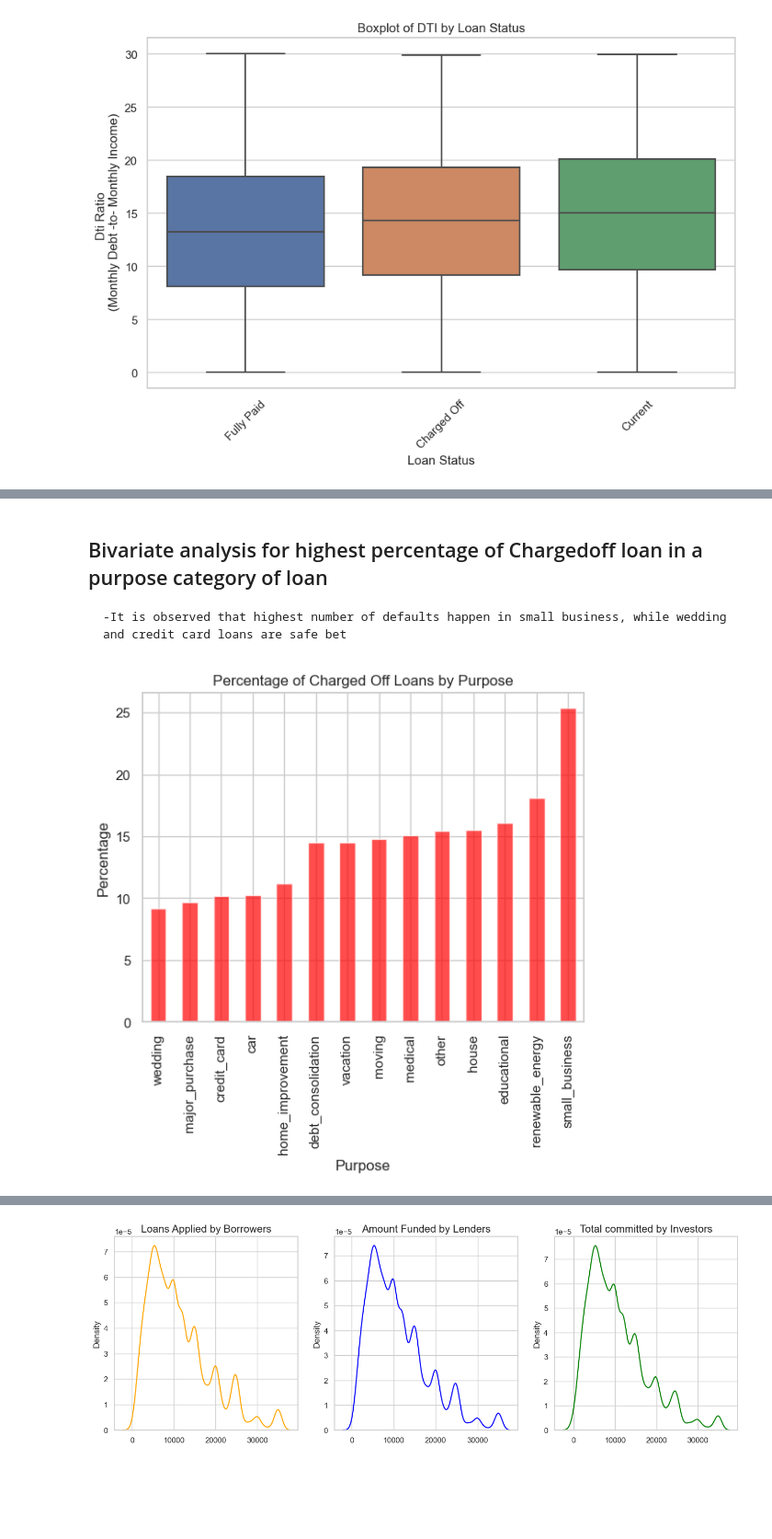
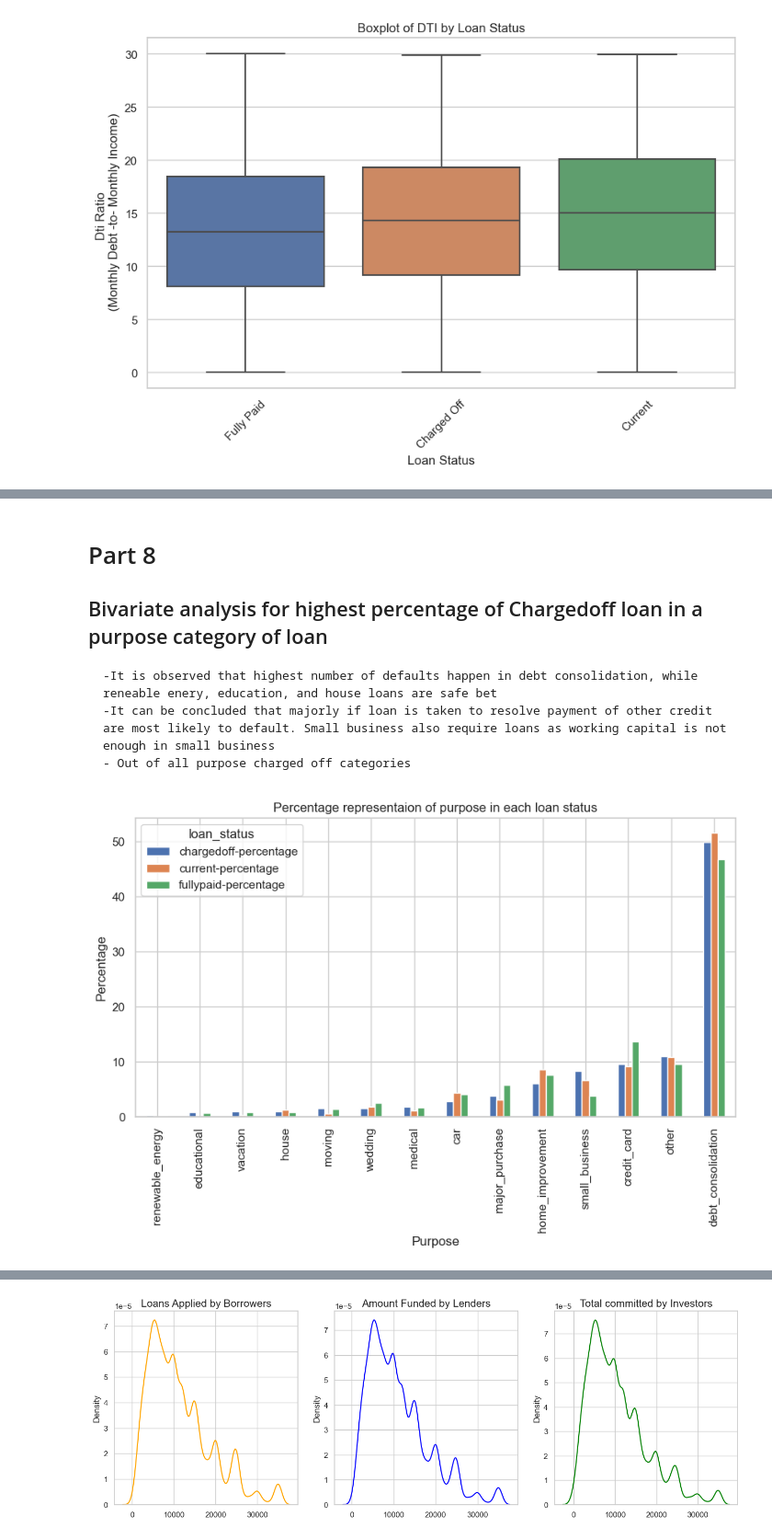
Before and after one commit to gauravtyagi02/lendingclubcasestudy, a Jupyter notebook: LendingCaseClubStudy.ipynb, the cells around one changed output, grey strips where cells are left out. Shown: that part at 92% size. Saved outputs shown, nothing was run; the diff lists cells and outputs as text; code cells hidden in the pictures; blank space fills up the shorter version.

Commit message:
added new map and removed normalize form

```diff
--- a/LendingCaseClubStudy.ipynb
+++ b/LendingCaseClubStudy.ipynb
@@ -215,32 +302,28 @@ See the caveats in the documentation: https://pandas.pydata.org/pandas-docs/stab
 [figure]
 # %% [markdown]
+# Part 8
 ## Bivariate analysis for highest percentage of Chargedoff loan in a purpose category of loan
-    -It is observed that highest number of defaults happen in small business, while wedding and credit card loans are safe bet
+    -It is observed that highest number of defaults happen in debt consolidation, while reneable enery, education, and house loans are safe bet
+    -It can be concluded that majorly if loan is taken to resolve payment of other credit are most likely to default. Small business also require loans as working capital is not enough in small business
+    - Out of all purpose charged off categories
-# %%
-def findIncomeCategory(income):
-    if income <=4000:
-        return 'Low Income'
-    elif income > 4000 and income <= 5000:
-        return 'Middle Income'
-    elif income > 5000 and income <=7000:
-        return 'Upper Middle'
-    else:
-        return 'High Income'
-
-relevantColumns['income_category'] = relevantColumns['monthly_income'].apply(findIncomeCategory)
-
-purposeIncomeAnalysis=relevantColumns[['purpose','income_category','loan_status']]
-grouped=purposeIncomeAnalysis.groupby(['purpose']).value_counts(normalize=True).unstack().fillna(0)
-
-grouped = purposeIncomeAnalysis.groupby('purpose')['loan_status'].value_counts(normalize=True).unstack().fillna(0)
-charged_off_percent = (grouped['Charged Off'] * 100).round(2)
-charged_off_percent=charged_off_percent.sort_values()
-
-charged_off_percent.plot(kind='bar', color='red', alpha=0.7, width=0.5,)
-plt.title('Percentage of Charged Off Loans by Purpose')
-plt.xlabel('Purpose')
-plt.ylabel('Percentage')
-plt.show()
-# %% [output]
-[figure, removed]
+# %%
+purposeIncomeAnalysis=relevantColumns[['purpose','income_category','loan_status']]
+
+# value count will count the values of loan status
+# selecting loan_status from group and unstacking will result in dataframe having columns unique values of loan status
+groupedbydf = purposeIncomeAnalysis.groupby(['purpose','loan_status']).size().unstack().fillna(0)
+groupedbydf['chargedoff-percentage'] = (grouped['Charged Off']/grouped['Charged Off'].sum())*100
+groupedbydf['current-percentage'] = (grouped['Current']/grouped['Current'].sum())*100
+groupedbydf['fullypaid-percentage'] = (grouped['Fully Paid']/grouped['Fully Paid'].sum())*100
+
+charged_off_percent=groupedbydf[['chargedoff-percentage','current-percentage','fullypaid-percentage']]
+charged_off_percent=charged_off_percent.sort_values(by='chargedoff-percentage')
+charged_off_percent.plot(kind='bar', figsize=(10, 5))
+
+plt.title('Percentage representaion of purpose in each loan status')
+plt.xlabel('Purpose')
+plt.ylabel('Percentage')
+plt.show()
+# %% [output]
+[figure, added]
 # %% [markdown]
```
Also changed, not shown: parts of 24 cells of this notebook.
